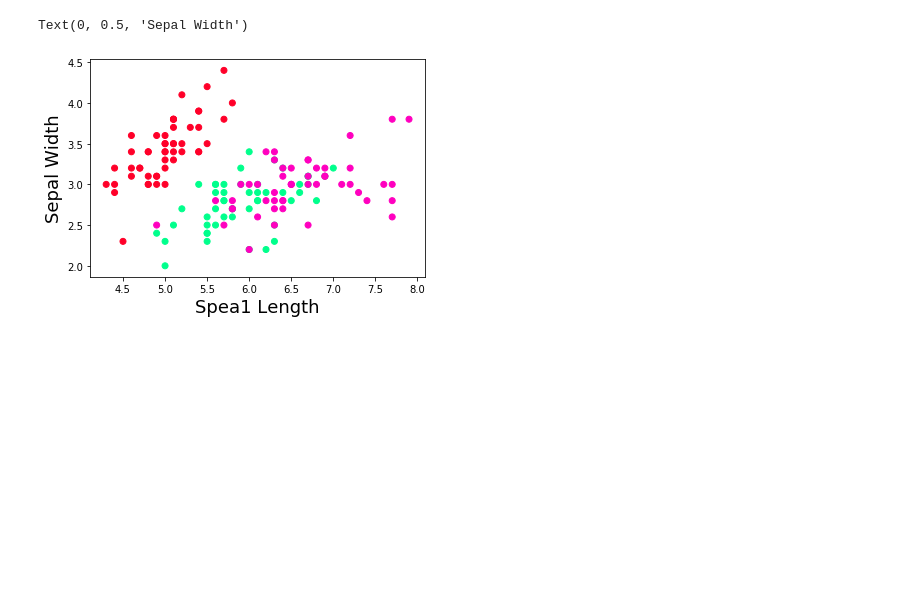
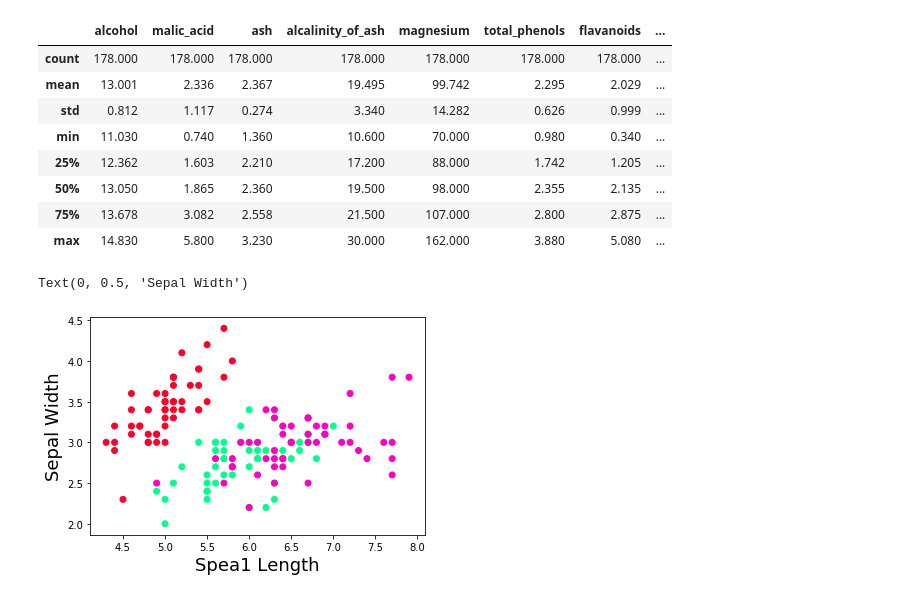
Before and after one commit to dannguyen99/machine_learning, a Jupyter notebook: II/labwork 2/jup_k_means.ipynb, the cells around one changed output. Saved outputs shown, nothing was run; the diff lists cells and outputs as text; code cells hidden in the pictures; blank space fills up the shorter version.

```diff
--- a/II/labwork 2/jup_k_means.ipynb
+++ b/II/labwork 2/jup_k_means.ipynb
@@ -6,3 +7,21 @@ from sklearn.cluster import KMeans
-# %%
-iris = datasets.load_iris()
+# %%
+iris = datasets.load_wine()
+iris = pd.DataFrame(data= np.c_[iris['data'], iris['target']],
+                     columns= iris['feature_names'] + ['target'])
+wine = datasets.load_wine()
+wine = pd.DataFrame(data= np.c_[wine['data'][:, 7:13]],
+                     columns= wine['feature_names'][7: 13])
+# iris.describe().round(3).to_latex('iris.tex')
+# wine.describe().round(3).to_latex('wine.tex')
+iris.describe().round(3)
+# %% [output]
+|  | alcohol | malic_acid | ash | alcalinity_of_ash | magnesium | total_phenols | flavanoids | ... |
+| count | 178.000 | 178.000 | 178.000 | 178.000 | 178.000 | 178.000 | 178.000 | ... |
+| mean | 13.001 | 2.336 | 2.367 | 19.495 | 99.742 | 2.295 | 2.029 | ... |
+| std | 0.812 | 1.117 | 0.274 | 3.340 | 14.282 | 0.626 | 0.999 | ... |
+| min | 11.030 | 0.740 | 1.360 | 10.600 | 70.000 | 0.980 | 0.340 | ... |
+| 25% | 12.362 | 1.603 | 2.210 | 17.200 | 88.000 | 1.742 | 1.205 | ... |
+| 50% | 13.050 | 1.865 | 2.360 | 19.500 | 98.000 | 2.355 | 2.135 | ... |
+| 75% | 13.678 | 3.082 | 2.558 | 21.500 | 107.000 | 2.800 | 2.875 | ... |
+| max | 14.830 | 5.800 | 3.230 | 30.000 | 162.000 | 3.880 | 5.080 | ... |
 # %%
```
Also changed, not shown: parts of 2 cells of this notebook, 11 other files.
